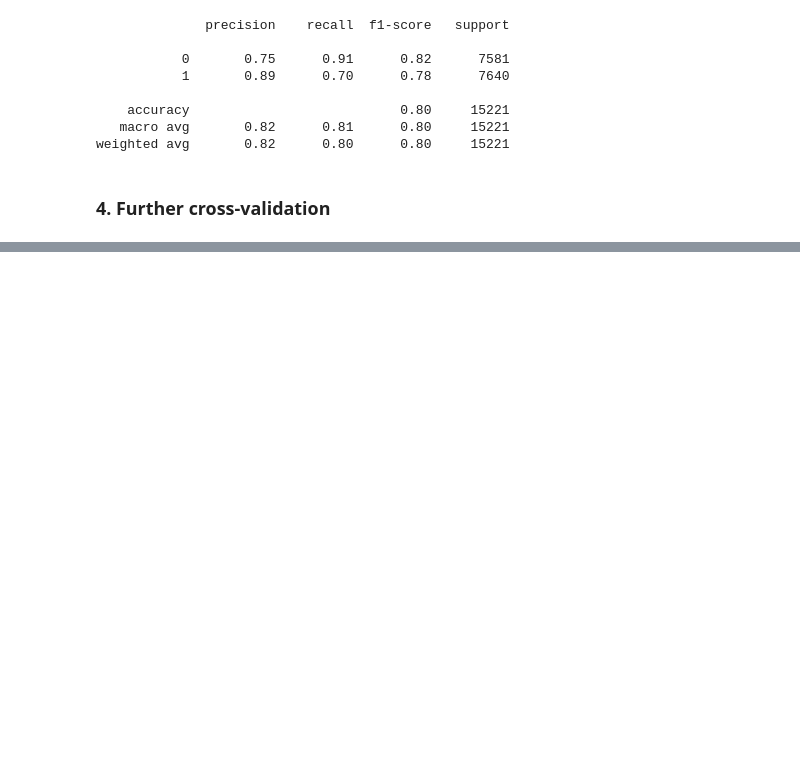
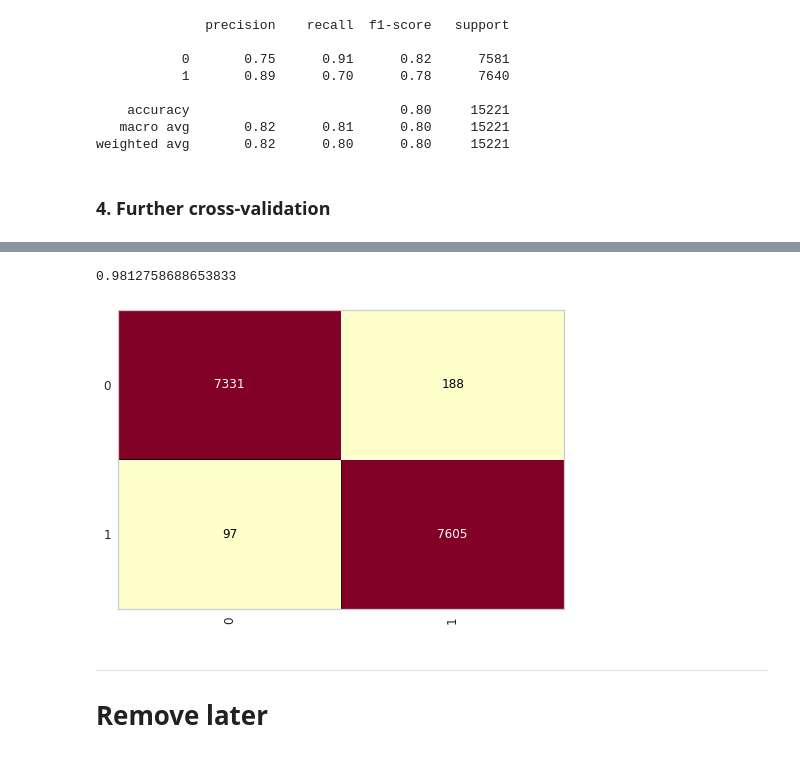
Before and after one commit to o-guilherme/IFSP-Proj-Sem2, a Jupyter notebook: SageMaker Models Training.ipynb, the cells around one changed output, grey strips where cells are left out. Saved outputs shown, nothing was run; the diff lists cells and outputs as text; code cells hidden in the pictures; blank space fills up the shorter version.

```diff
--- a/SageMaker Models Training.ipynb
+++ b/SageMaker Models Training.ipynb
@@ -549,3 +615,13 @@ display_scores(extrees_test)
+# %%
+X, y = df_splitter(datasets['oversampled-'])
+X_train, X_test, y_train, y_test = train_test_split(X, y, test_size=0.2)
+# %%
+cm = ConfusionMatrix(best_extra_trees)
+cm.fit(X_train, y_train)
+cm.score(X_test, y_test)
+# %% [output]
+0.9812758688653833
+[figure, added]
 # %%
 # Random forest cross-validation
 X, y = df_splitter(datasets['oversampled+'])
@@ -560,0 +646,3 @@ display_scores(rand_forest_test)
+# %% [markdown]
+---
+# Remove later
```
Also changed, not shown: parts of 25 cells of this notebook.
